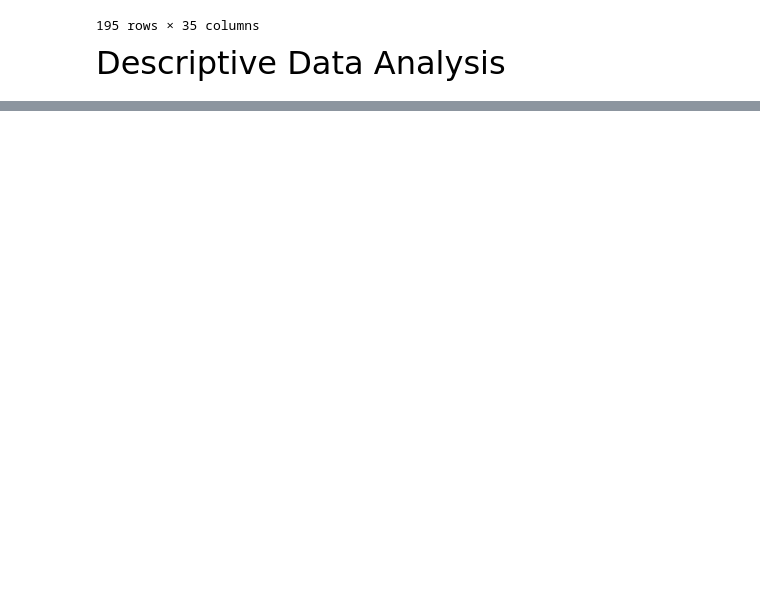
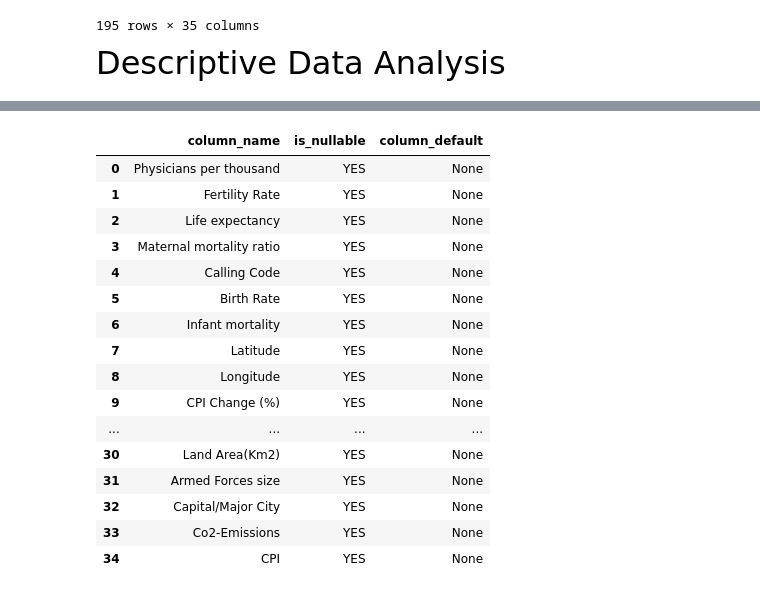
Before and after one commit to myrnamartinelli/world_data_queries, a Jupyter notebook: Untitled-1.ipynb, the cells around one changed output, grey strips where cells are left out. Saved outputs shown, nothing was run; the diff lists cells and outputs as text; code cells hidden in the pictures; blank space fills up the shorter version.

Commit message:
showing null values in each column

```diff
--- a/Untitled-1.ipynb
+++ b/Untitled-1.ipynb
@@ -46,0 +79,31 @@ display(pd.read_sql(query,engine))
+# %%
+#VERIFYING IF THE DATASET ACCEPTS NULL VALUES AND IF ANY OF THE COLUMNS HAS DEFAULT VALUES
+
+query = """
+SELECT
+    column_name, is_nullable, column_default
+FROM
+     information_schema.columns
+WHERE
+    table_name = 'world_data';
+
+"""
+pd.read_sql_query(query,engine)
+# %% [output]
+|  | column_name | is_nullable | column_default |
+| 0 | Physicians per thousand | YES | None |
+| 1 | Fertility Rate | YES | None |
+| 2 | Life expectancy | YES | None |
+| 3 | Maternal mortality ratio | YES | None |
+| 4 | Calling Code | YES | None |
+| 5 | Birth Rate | YES | None |
+| 6 | Infant mortality | YES | None |
+| 7 | Latitude | YES | None |
+| 8 | Longitude | YES | None |
+| 9 | CPI Change (%) | YES | None |
+| ... | ... | ... | ... |
+| 30 | Land Area(Km2) | YES | None |
+| 31 | Armed Forces size | YES | None |
+| 32 | Capital/Major City | YES | None |
+| 33 | Co2-Emissions | YES | None |
+| 34 | CPI | YES | None |
```
Also changed, not shown: parts of 3 cells of this notebook.
